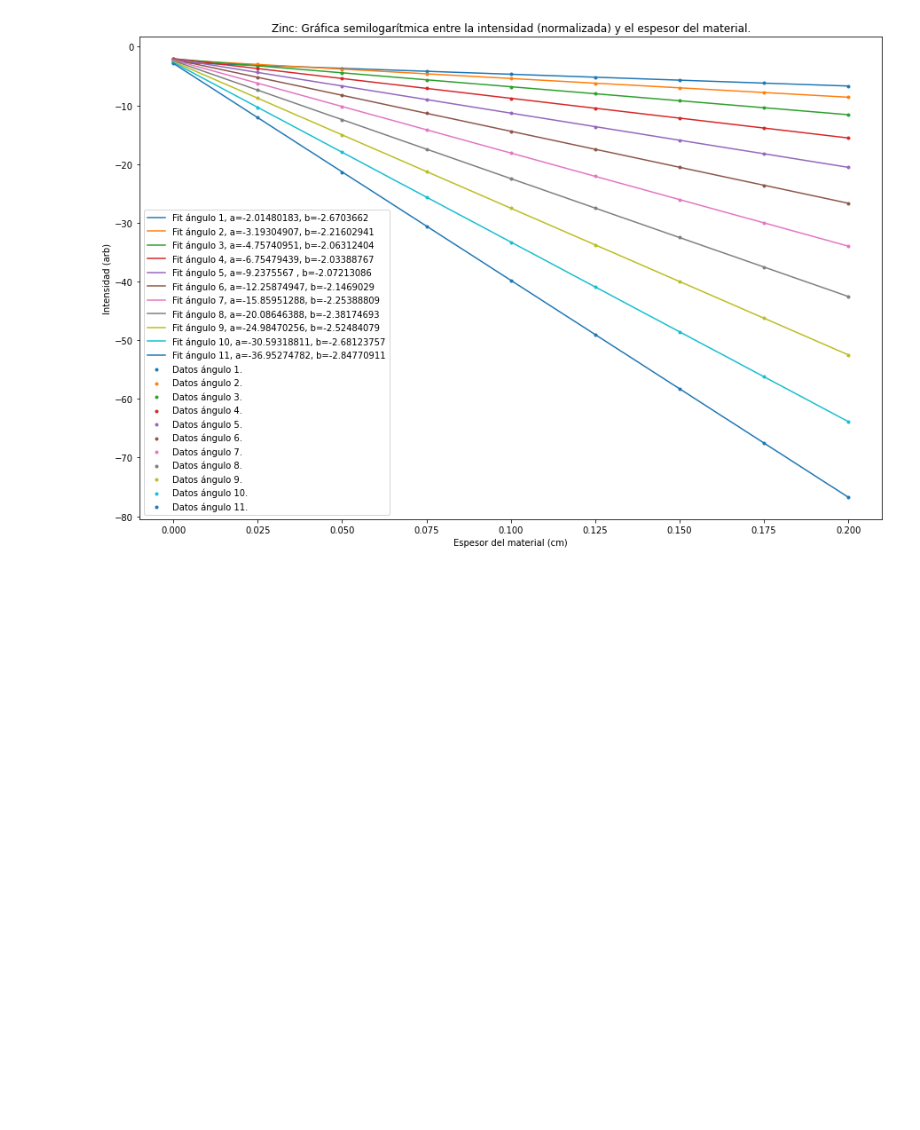
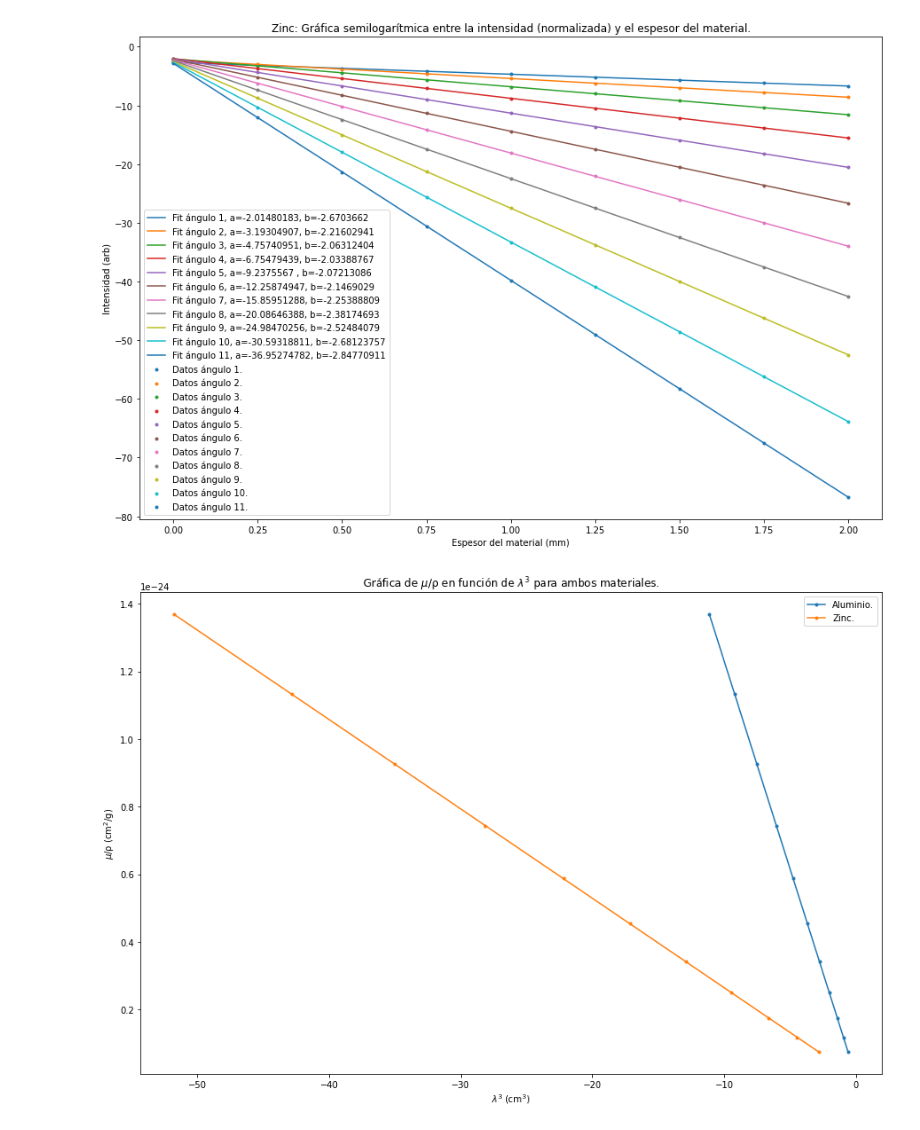
Before and after one commit to m-mejiap/MetodosComputacionales, a Jupyter notebook: Otros/AnalisisDatos.ipynb, the cells around one changed output. Drawn from its saved outputs; the diff is of its cells as text; code cells hidden in the pictures; blank space fills up the shorter version.

```diff
--- a/Otros/AnalisisDatos.ipynb
+++ b/Otros/AnalisisDatos.ipynb
@@ -5,7 +5,7 @@ from scipy.optimize import curve_fit
 
 dataAl = np.genfromtxt("data.dat")
 data = np.log(dataAl)
-grosor = np.linspace(0,2,11)/10
+grosor = np.linspace(0,2,11)
 
 def lin(x,a,b):
     return (a*x) + b
@@ -58,7 +58,7 @@ plt.scatter(grosor,data[10,:],marker='.',label="Datos ángulo 11.")
 plt.plot(grosor, lin(grosor, popt11[0], popt11[1]),label="Fit ángulo 11, a=-3.00685838, b=-2.84758016")
 
 plt.ylabel("Intensidad (arb)")
-plt.xlabel("Espesor del material (cm)")
+plt.xlabel("Espesor del material (mm)")
 plt.title("Aluminio: Gráfica semilogarítmica entre la intensidad (normalizada) y el espesor del material.")
 plt.legend()
 plt.savefig("Al1.png")
@@ -67,7 +67,7 @@ plt.savefig("Al1.png")
 # %%
 dataZn = np.genfromtxt("data2.dat")
 data2 = np.log(dataZn)
-grosorZn = np.linspace(0,2,9)/10
+grosorZn = np.linspace(0,2,9)
 
 popt1Zn, pcov1Zn = curve_fit(lin, grosorZn, data2[0,:])
 popt2Zn, pcov2Zn = curve_fit(lin, grosorZn, data2[1,:])
@@ -117,9 +117,30 @@ plt.scatter(grosorZn,data2[10,:],marker='.',label="Datos ángulo 11.")
 plt.plot(grosorZn, lin(grosorZn, popt11Zn[0], popt11Zn[1]),label="Fit ángulo 11, a=-36.95274782, b=-2.84770911")
 
 plt.ylabel("Intensidad (arb)")
-plt.xlabel("Espesor del material (cm)")
+plt.xlabel("Espesor del material (mm)")
 plt.title("Zinc: Gráfica semilogarítmica entre la intensidad (normalizada) y el espesor del material.")
 plt.legend()
 plt.savefig("Zn1.png")
 # %% [output]
 [figure]
+# %%
+ang = np.genfromtxt("angulos.dat") #radianes
+d = (2.014e-10)*100
+longo = (2*d*np.sin(ang))/(1)
+rhoAl = 2.7 #g/cm^3
+rhoZn = 7.14 #g/cm^3
+muAl = np.array([popt1[0], popt2[0], popt3[0], popt4[0], popt5[0], popt6[0], popt7[0], popt8[0], popt9[0], popt10[0], popt11[0]])
+muZn = np.array([popt1Zn[0], popt2Zn[0], popt3Zn[0], popt4Zn[0], popt5Zn[0], popt6Zn[0], popt7Zn[0], popt8Zn[0], popt9Zn[0], popt10Zn[0],popt11Zn[0]])
+xAl = (muAl*10)/rhoAl
+xZn = (muZn*10)/rhoZn
+
+plt.figure(figsize=(15,10))
+plt.plot(xAl,longo**3,marker='.',label="Aluminio.")
+plt.plot(xZn,longo**3,marker='.',label="Zinc.")
+plt.xlabel("$\lambda^3$ (cm$^3$)")
+plt.ylabel("$\mu$/\u03C1 (cm$^2$/g)")
+plt.title("Gráfica de $\mu$/\u03C1 en función de $\lambda^3$ para ambos materiales.")
+plt.legend()
+plt.savefig("graf3.png")
+# %% [output]
+[figure, added]
```
Also changed, not shown: 1 other file.
